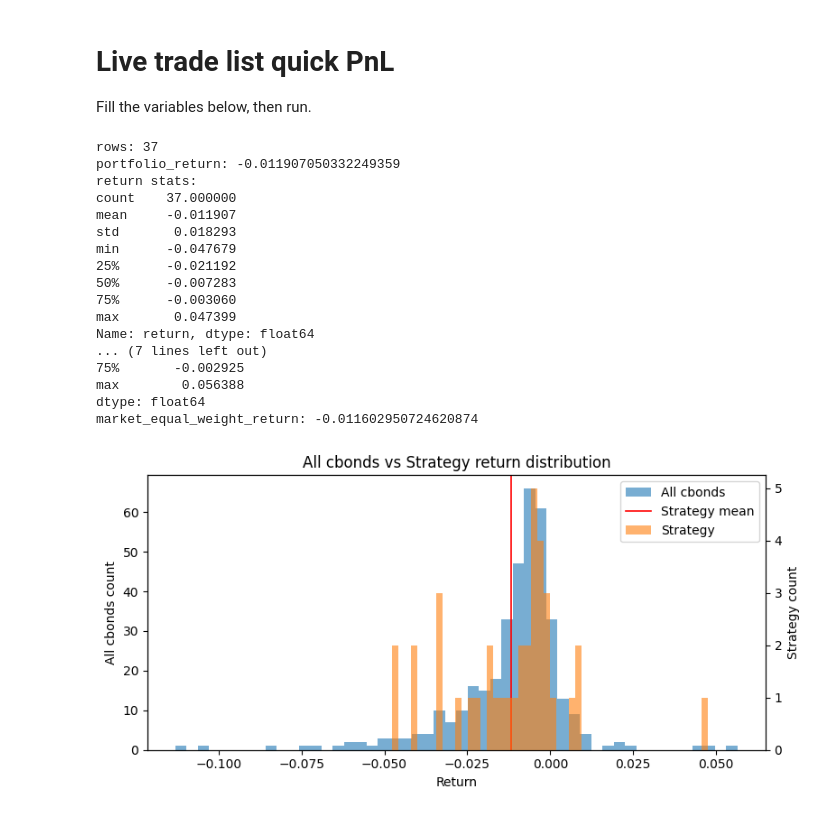
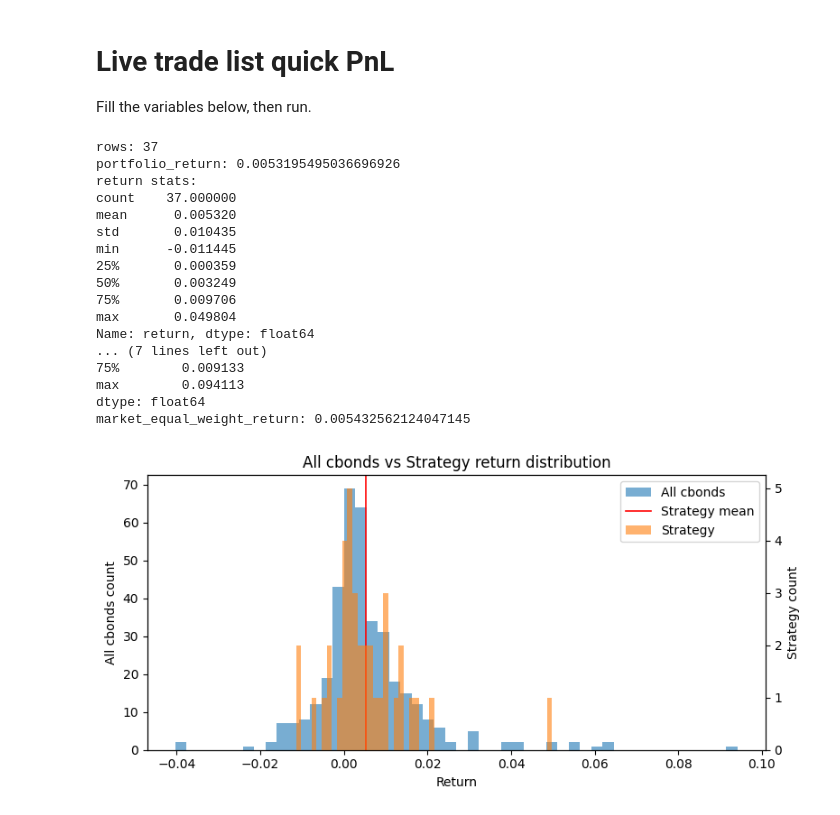
Before and after one commit to gwc0207/CBOND_DAY, a Jupyter notebook: notebooks/live_trade_pnl.ipynb, the cells around one changed output. Cells and saved outputs as stored; diff of their text form; code cells hidden in the pictures.

```diff
--- a/notebooks/live_trade_pnl.ipynb
+++ b/notebooks/live_trade_pnl.ipynb
@@ -8,7 +8,7 @@ import pandas as pd
 import matplotlib.pyplot as plt
 
 # ---- settings ----
-trade_day = '2026-01-20'  # trade_list date
+trade_day = '2026-01-22'  # trade_list date
 signal_name = 'combo_default'
 batch_id = 'Live'
 results_root = Path('D:/cbond_daily/results')
@@ -72,45 +72,45 @@ all_returns = (all_sell - all_buy) / all_buy
 print('all cbonds return stats:')
 print(all_returns.describe())
 
 # equal-weight market return (all tradable)
 if len(all_returns) > 0:
     market_eq_ret = float(all_returns.mean())
     print('market_equal_weight_return:', market_eq_ret)
 
 # histogram
 fig, ax = plt.subplots(figsize=(8, 4))
 ax2 = ax.twinx()
 ax.hist(all_returns.dropna(), bins=50, alpha=0.6, label='All cbonds')
 ax2.hist(merged['return'].dropna(), bins=50, alpha=0.6, color='tab:orange', label='Strategy')
 ax.axvline(merged['return'].mean(), color='red', linewidth=1.2, label='Strategy mean')
 ax.set_title('All cbonds vs Strategy return distribution')
 ax.set_xlabel('Return')
 ax.set_ylabel('All cbonds count')
 ax2.set_ylabel('Strategy count')
 lines, labels = ax.get_legend_handles_labels()
 lines2, labels2 = ax2.get_legend_handles_labels()
 ax.legend(lines + lines2, labels + labels2, loc='best')
 fig.tight_layout()
 plt.show()
 # %% [output]
 rows: 37
-portfolio_return: -0.011907050332249359
+portfolio_return: 0.0053195495036696926
 return stats:
 count    37.000000
-mean     -0.011907
-std       0.018293
-min      -0.047679
-25%      -0.021192
-50%      -0.007283
-75%      -0.003060
-max       0.047399
+mean      0.005320
+std       0.010435
+min      -0.011445
+25%       0.000359
+50%       0.003249
+75%       0.009706
+max       0.049804
 Name: return, dtype: float64
 ... (7 lines left out)
-75%       -0.002925
-max        0.056388
+75%        0.009133
+max        0.094113
 dtype: float64
-market_equal_weight_return: -0.011602950724620874
+market_equal_weight_return: 0.005432562124047145
-[figure, old version]
+[figure, new version]
 # %%
 merged
 # %% [output]
```
Also changed, not shown: parts of 1 cell of this notebook, 4 other files.
